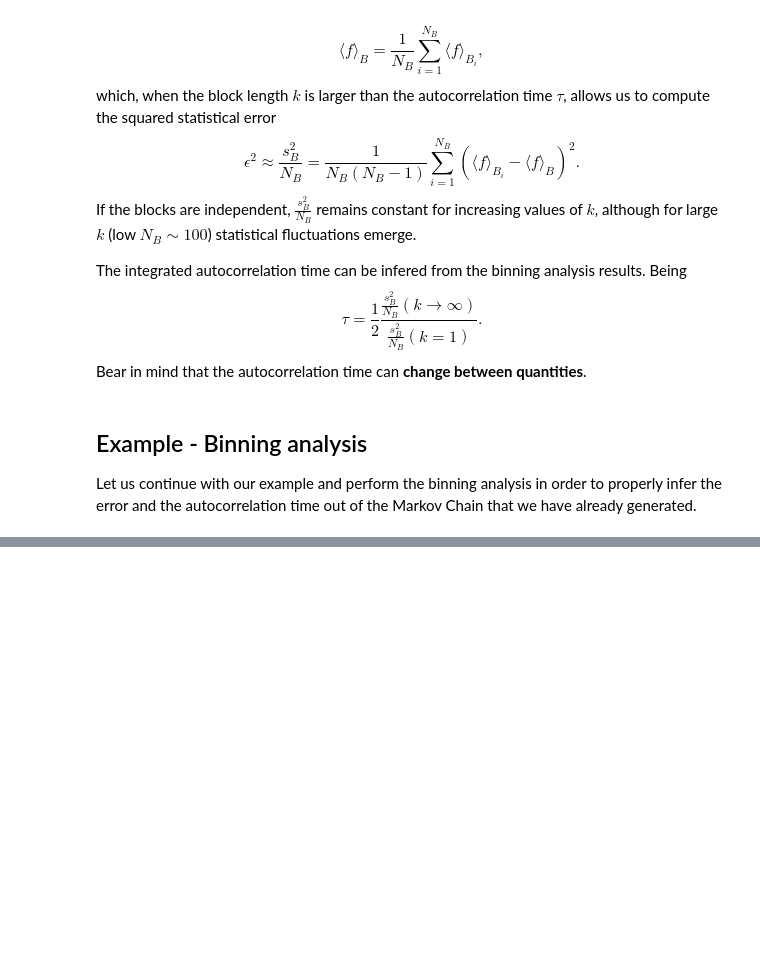
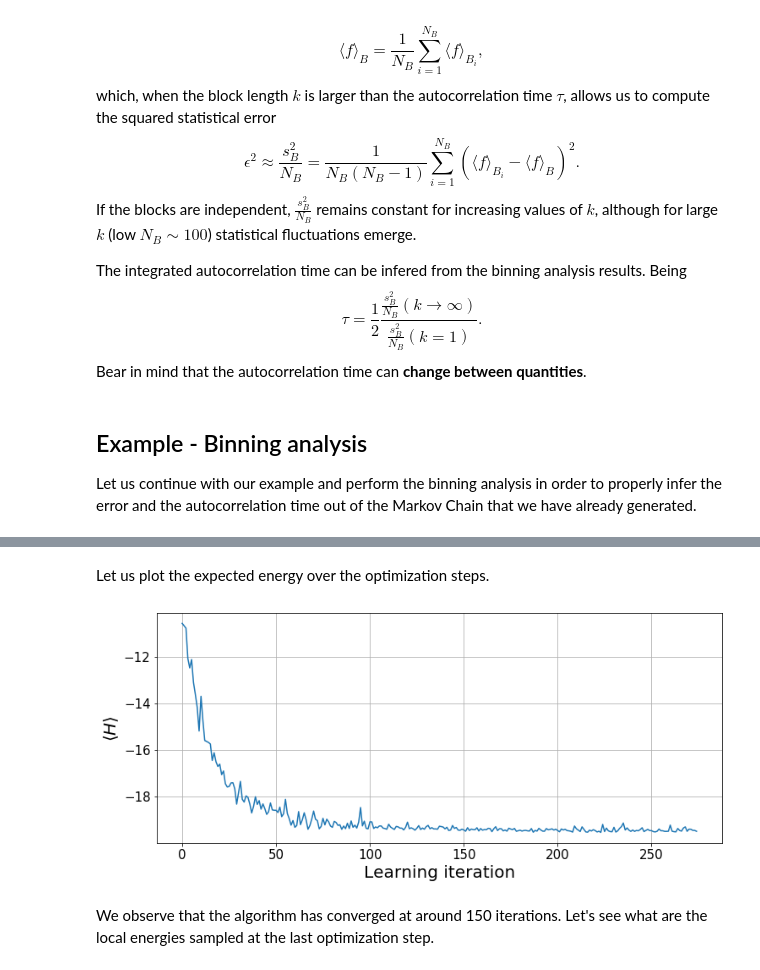
Before and after one commit to BorjaRequena/VMC_introduction, a Jupyter notebook: QMC_introduction.ipynb, the cells around one changed output, grey strips where cells are left out. Cells and saved outputs as stored; diff of their text form; code cells hidden in the pictures; blank space fills up the shorter version.

```diff
--- a/QMC_introduction.ipynb
+++ b/QMC_introduction.ipynb
@@ -204,2 +304,15 @@ Let's see how the energies look like sampling every few.
+# %% [markdown]
+Let us plot the expected energy over the optimization steps.
+# %%
+plt.figure(figsize=(12, 5))
+plt.plot(np.real(energies))
+plt.grid()
+plt.tick_params(labelsize=15)
+plt.ylabel(r"$\langle H\rangle$", fontsize=20)
+plt.xlabel("Learning iteration", fontsize=20);
+# %% [output]
+[figure, added]
+# %% [markdown]
+We observe that the algorithm has converged at around 150 iterations. Let's see what are the local energies sampled at the last optimization step.
 # %%
 plt.figure(figsize=(12, 5))
```
Also changed, not shown: parts of 32 cells of this notebook.
